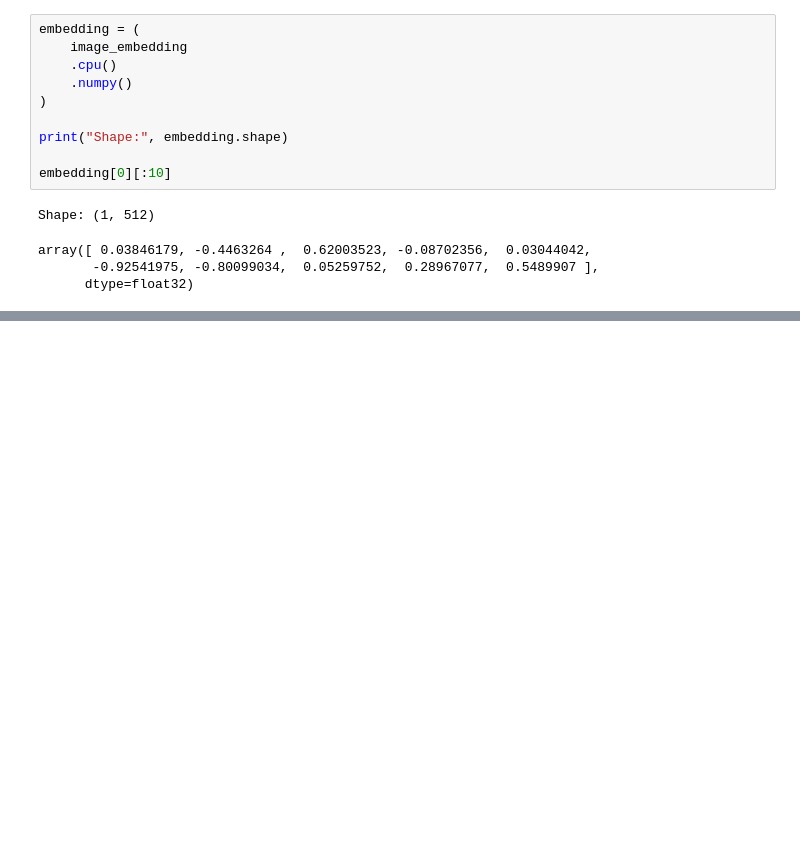
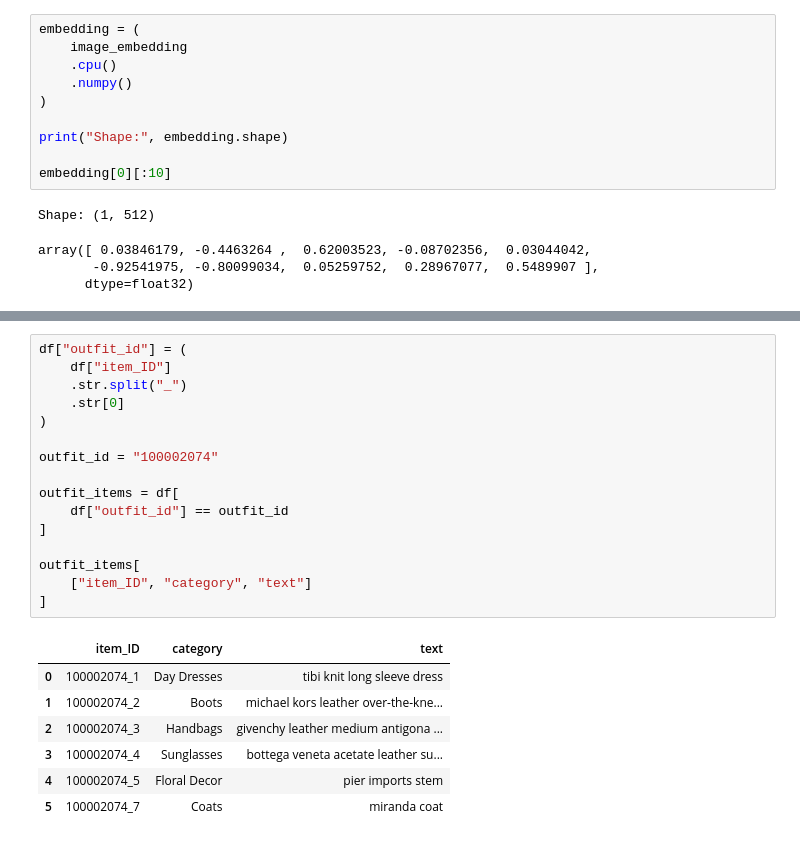
Before and after one commit to farzadismyid/evidence_fashion_recommender, a Jupyter notebook: notebooks/05_fashionclip_retrieval.ipynb, the cells around one changed output, grey strips where cells are left out. Cells and saved outputs as stored; diff of their text form; blank space fills up the shorter version.

```diff
--- a/notebooks/05_fashionclip_retrieval.ipynb
+++ b/notebooks/05_fashionclip_retrieval.ipynb
@@ -91,0 +122,24 @@ array([ 0.03846179, -0.4463264 ,  0.62003523, -0.08702356,  0.03044042,
+# %%
+df["outfit_id"] = (
+    df["item_ID"]
+    .str.split("_")
+    .str[0]
+)
+
+outfit_id = "100002074"
+
+outfit_items = df[
+    df["outfit_id"] == outfit_id
+]
+
+outfit_items[
+    ["item_ID", "category", "text"]
+]
+# %% [output]
+|  | item_ID | category | text |
+| 0 | 100002074_1 | Day Dresses | tibi knit long sleeve dress |
+| 1 | 100002074_2 | Boots | michael kors leather over-the-kne... |
+| 2 | 100002074_3 | Handbags | givenchy leather medium antigona ... |
+| 3 | 100002074_4 | Sunglasses | bottega veneta acetate leather su... |
+| 4 | 100002074_5 | Floral Decor | pier imports stem |
+| 5 | 100002074_7 | Coats | miranda coat |
```
Also changed, not shown: parts of 5 cells of this notebook.
